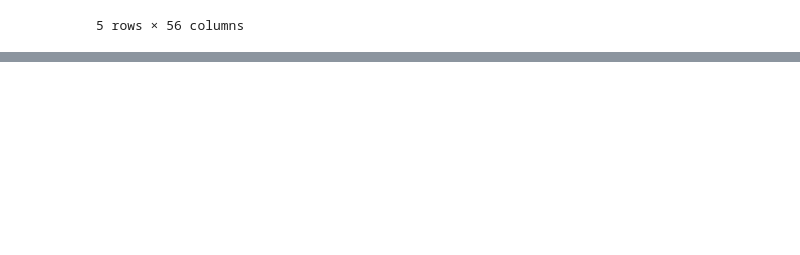
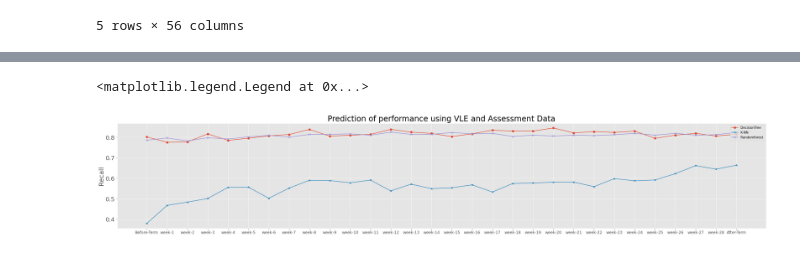
Before and after one commit to pratya3587/LA-EDM-, a Jupyter notebook: LA Course Project.ipynb, the cells around one changed output, grey strips where cells are left out. Drawn from its saved outputs; the diff is of its cells as text; code cells hidden in the pictures; blank space fills up the shorter version.

```diff
--- a/LA Course Project.ipynb
+++ b/LA Course Project.ipynb
@@ -533,0 +827,18 @@ final_feature_df.head()
+# %%
+def run_clf(X_train,X_test,y_train,class_type,**kwargs):
+        clf = class_type(**kwargs)
+        clf.fit(X_train,y_train)
+        y_pred = clf.predict(X_test)
+        return y_pred
+# %%
+def run_RF(X_train,X_test,y_train,RF):
+    clf=RF(n_estimators=100)
+    clf.fit(X_train,y_train)
+    y_pred = clf.predict(X_test)
+    return y_pred
+# %%
+from sklearn.metrics import classification_report as cls_rep
+target_names=['Pass or Distinction','Fail or Withdrawn']
+i=0
+method=['DecisionTree','K-NN']
+cls=[DTree,KNN]
@@ -533,0 +873,5 @@ final_feature_df.head()
+# %%
+result_plot=pd.DataFrame(result,columns =['week_number','Method','Recall'])
+result_plot.loc[result_plot['week_number'] == 'week-29','week_number']= 'After-Term'
+result_plot.loc[result_plot['week_number'] == 'week-0','week_number']= 'Before-Term'
+result_plot.head()
@@ -533,0 +901,20 @@ final_feature_df.head()
+# %%
+fig, ax = plt.subplots(figsize = (36, 6))
+labels=result_plot['week_number'].unique()
+x = np.arange(len(labels))
+Recall_tree=np.array(result_plot[(result_plot['Method']=='DecisionTree')]['Recall'])
+Recall_knn=np.array(result_plot[(result_plot['Method']=='K-NN')]['Recall'])
+Recall_rf=np.array(result_plot[(result_plot['Method']=='Randomforest')]['Recall'])
+ax.set_ylabel('Recall',fontsize=20)
+ax.set_title('Prediction of performance using VLE and Assessment Data',fontsize=24)
+ax.set_xticks(x)
+ax.set_xticklabels(labels)
+ax.tick_params(axis='x', labelsize=12)
+ax.tick_params(axis='y', labelsize=18)
+rects1 = ax.plot(x , Recall_tree, label='DecisionTree',marker='o')
+rects2 = ax.plot(x, Recall_knn, label='K-NN',marker='*')
+rects3 = ax.plot(x, Recall_rf, label='Randomforest',marker='x')
+ax.legend(loc='upper right')
+# %% [output]
+<matplotlib.legend.Legend at 0x...>
+[figure, added]
```
Also changed, not shown: parts of 50 cells of this notebook.
